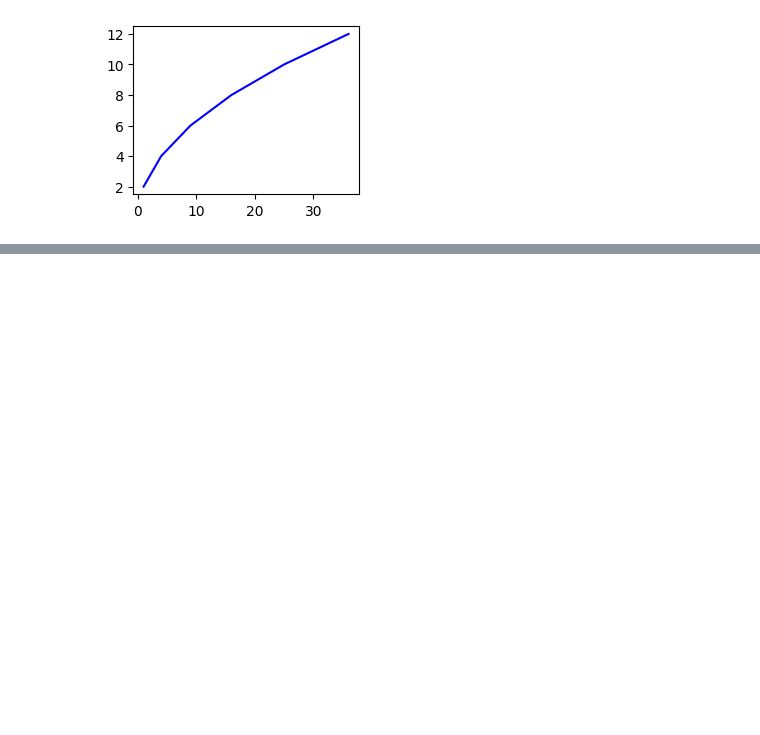
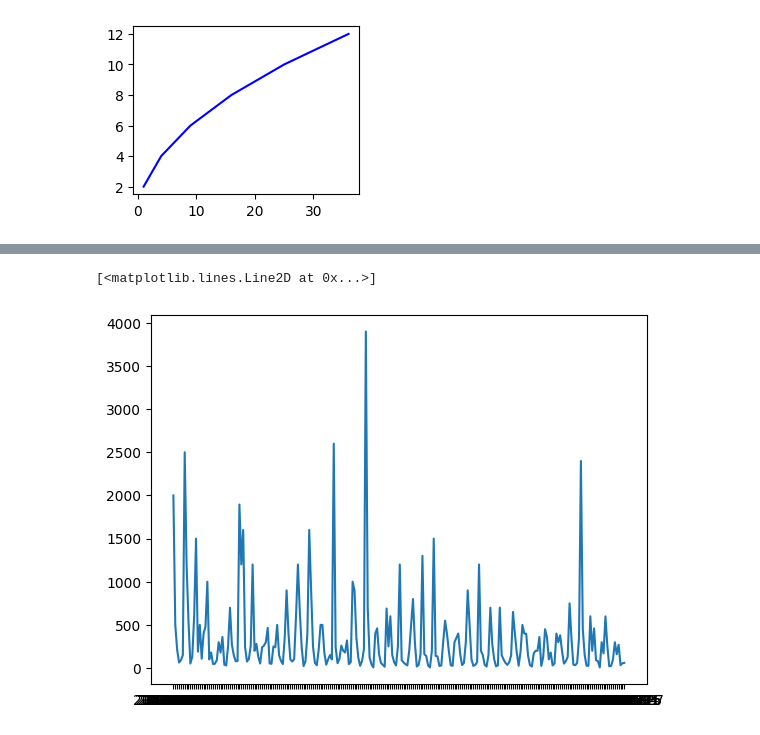
Before and after one commit to rb7488/Python-Library-, a Jupyter notebook: DS_python.ipynb, the cells around one changed output, grey strips where cells are left out. Saved outputs shown, nothing was run; the diff lists cells and outputs as text; code cells hidden in the pictures; blank space fills up the shorter version.

```diff
--- a/DS_python.ipynb
+++ b/DS_python.ipynb
@@ -145,0 +216,4 @@ plt.show()
+# %%
+#sales trend over time
+sales_data=df.groupby('Date')['Total Revenue'].sum()
+print(sales_data)
@@ -145,0 +234,5 @@ plt.show()
+# %%
+plt.plot(sales_data)
+# %% [output]
+[<matplotlib.lines.Line2D at 0x...>]
+[figure, added]
```
Also changed, not shown: parts of 11 cells of this notebook.
